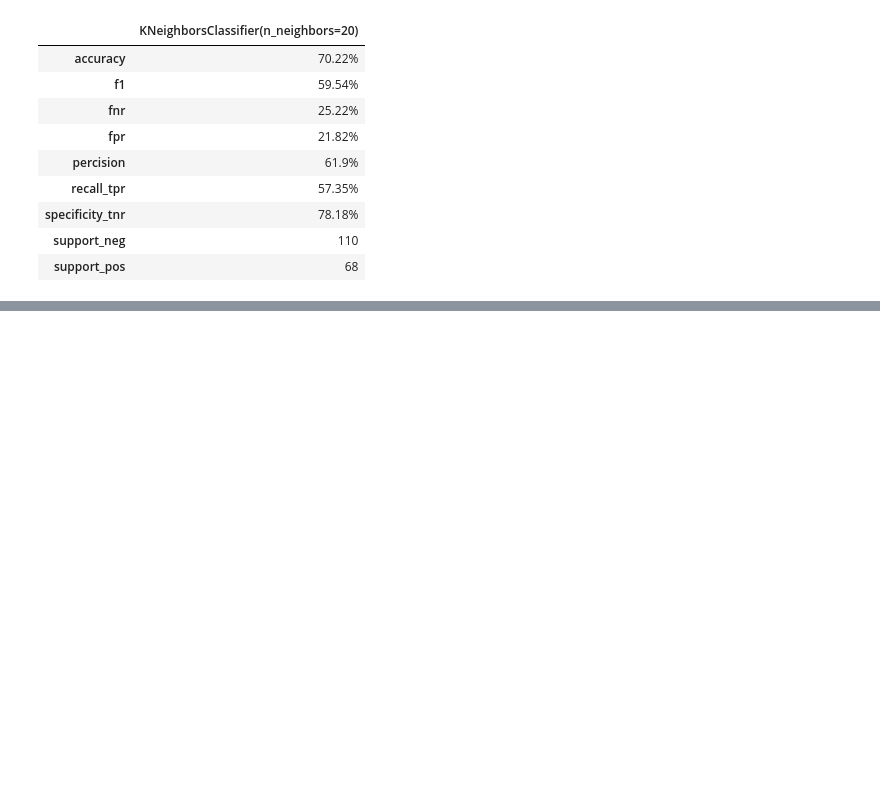
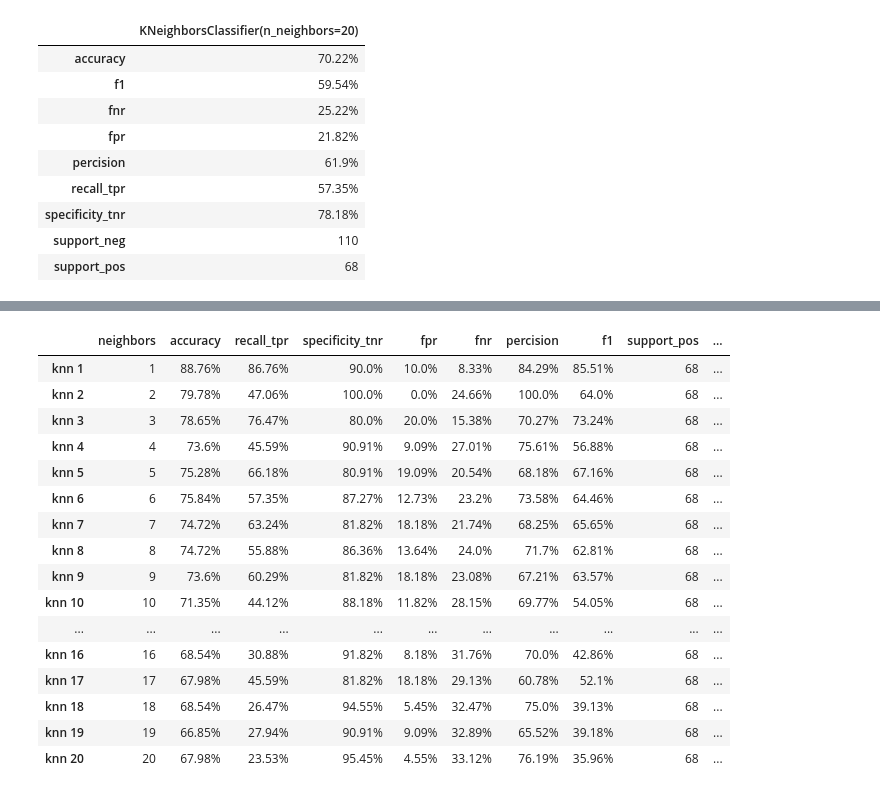
Before and after one commit to morgancross2/classification-exercises, a Jupyter notebook: model.ipynb, the cells around one changed output, grey strips where cells are left out. Saved outputs shown, nothing was run; the diff lists cells and outputs as text; code cells hidden in the pictures; blank space fills up the shorter version.

```diff
--- a/model.ipynb
+++ b/model.ipynb
@@ -1039,0 +1063,21 @@ pd.DataFrame(models).T
+# %%
+val_df = model.binary_KNN_data(X_val, y_val, 'uniform')
+val_df
+# %% [output]
+|  | neighbors | accuracy | recall_tpr | specificity_tnr | fpr | fnr | percision | f1 | support_pos | ... |
+| knn 1 | 1 | 88.76% | 86.76% | 90.0% | 10.0% | 8.33% | 84.29% | 85.51% | 68 | ... |
+| knn 2 | 2 | 79.78% | 47.06% | 100.0% | 0.0% | 24.66% | 100.0% | 64.0% | 68 | ... |
+| knn 3 | 3 | 78.65% | 76.47% | 80.0% | 20.0% | 15.38% | 70.27% | 73.24% | 68 | ... |
+| knn 4 | 4 | 73.6% | 45.59% | 90.91% | 9.09% | 27.01% | 75.61% | 56.88% | 68 | ... |
+| knn 5 | 5 | 75.28% | 66.18% | 80.91% | 19.09% | 20.54% | 68.18% | 67.16% | 68 | ... |
+| knn 6 | 6 | 75.84% | 57.35% | 87.27% | 12.73% | 23.2% | 73.58% | 64.46% | 68 | ... |
+| knn 7 | 7 | 74.72% | 63.24% | 81.82% | 18.18% | 21.74% | 68.25% | 65.65% | 68 | ... |
+| knn 8 | 8 | 74.72% | 55.88% | 86.36% | 13.64% | 24.0% | 71.7% | 62.81% | 68 | ... |
+| knn 9 | 9 | 73.6% | 60.29% | 81.82% | 18.18% | 23.08% | 67.21% | 63.57% | 68 | ... |
+| knn 10 | 10 | 71.35% | 44.12% | 88.18% | 11.82% | 28.15% | 69.77% | 54.05% | 68 | ... |
+| ... | ... | ... | ... | ... | ... | ... | ... | ... | ... | ... |
+| knn 16 | 16 | 68.54% | 30.88% | 91.82% | 8.18% | 31.76% | 70.0% | 42.86% | 68 | ... |
+| knn 17 | 17 | 67.98% | 45.59% | 81.82% | 18.18% | 29.13% | 60.78% | 52.1% | 68 | ... |
+| knn 18 | 18 | 68.54% | 26.47% | 94.55% | 5.45% | 32.47% | 75.0% | 39.13% | 68 | ... |
+| knn 19 | 19 | 66.85% | 27.94% | 90.91% | 9.09% | 32.89% | 65.52% | 39.18% | 68 | ... |
+| knn 20 | 20 | 67.98% | 23.53% | 95.45% | 4.55% | 33.12% | 76.19% | 35.96% | 68 | ... |
```
Also changed, not shown: parts of 55 cells of this notebook.
